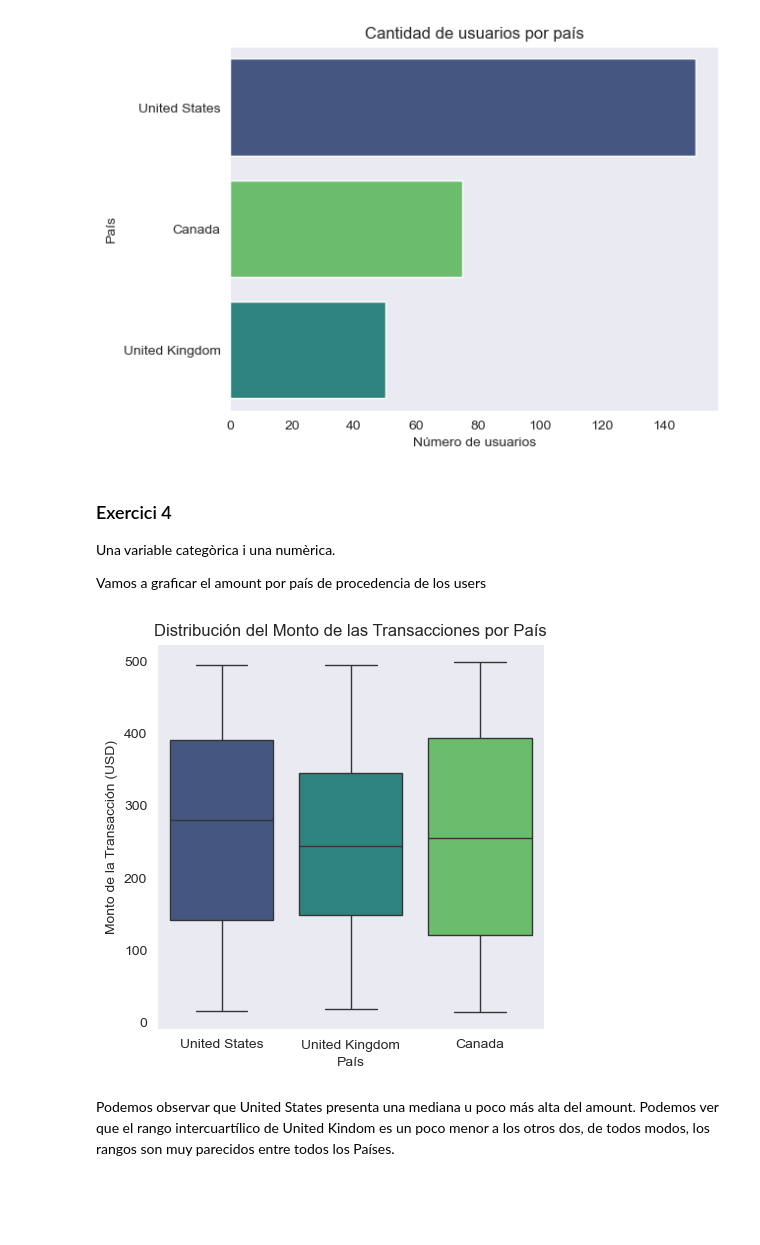
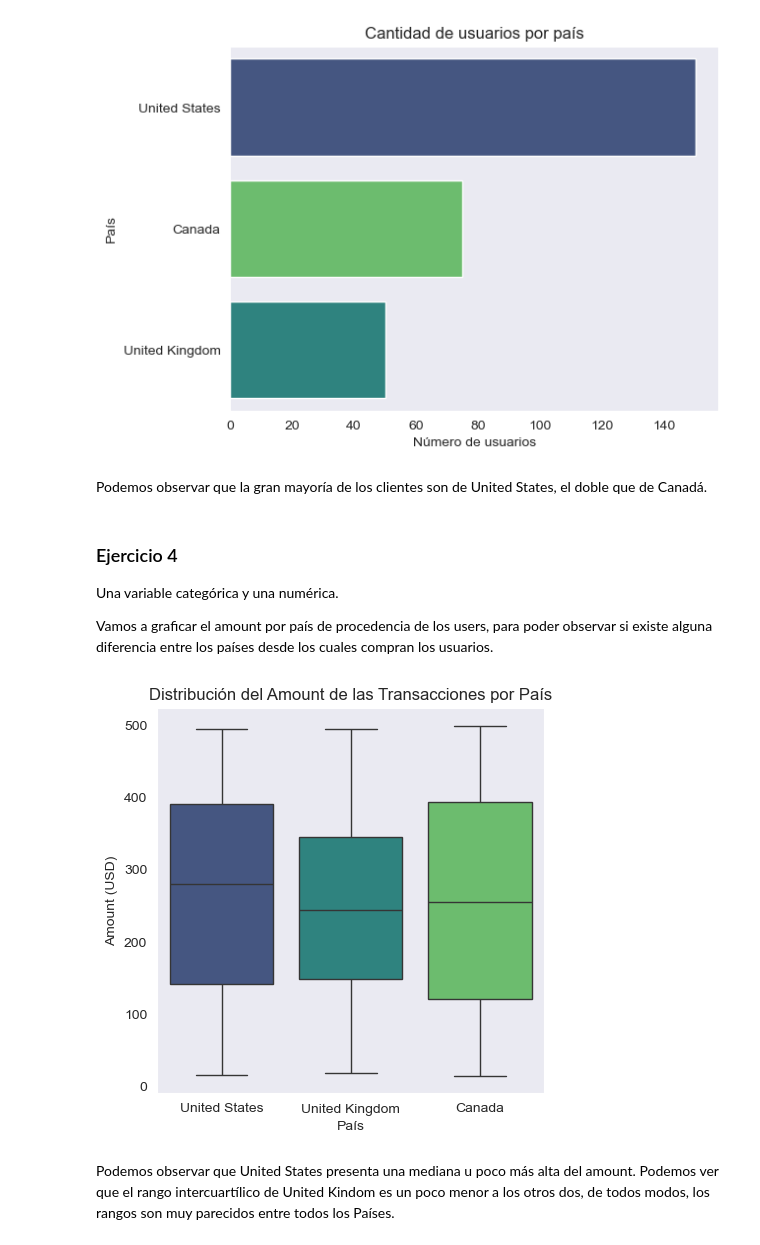
Before and after one commit to Tinilith/Curs-Data-Analytics, a Jupyter notebook: Sprint_8_1/Sprint_8_1_V5_jupyter.ipynb, the cells around one changed output. Drawn from its saved outputs; the diff is of its cells as text; code cells hidden in the pictures; blank space fills up the shorter version.

```diff
--- a/Sprint_8_1/Sprint_8_1_V5_jupyter.ipynb
+++ b/Sprint_8_1/Sprint_8_1_V5_jupyter.ipynb
@@ -218,26 +216,27 @@ plt.ylabel('País')
 plt.show();
 # %% [output]
 [figure]
+# %% [markdown]
+Podemos observar que la gran mayoría de los clientes son de United States, el doble que de Canadá.
 # %% [markdown]
-### Exercici 4
-Una variable categòrica i una numèrica.
+### Ejercicio 4
+Una variable categórica y una numérica.
 
-Vamos a graficar el amount por país de procedencia de los users
+Vamos a graficar el amount por país de procedencia de los users, para poder observar si existe alguna diferencia entre los países desde los cuales compran los usuarios.
 # %%
 #Primero unimos las tablas para poder coger los datos
 merge_transactions_users= pd.merge(df_transactions , df_users,left_on='user_id',right_on='id')
 
 #Creamos el boxplot del amount por país de los ususarios:
 plt.figure(figsize=(5, 5))
 sns.boxplot(x='country', y='amount', data=merge_transactions_users, hue='country', palette='viridis')
-plt.title('Distribución del Monto de las Transacciones por País')
+plt.title('Distribución del Amount de las Transacciones por País')
 plt.xlabel('País')
-plt.ylabel('Monto de la Transacción (USD)')
-
+plt.ylabel('Amount (USD)')
 
 plt.show();
 # %% [output]
-[figure, old version]
+[figure, new version]
 # %% [markdown]
 Podemos observar que United States presenta una mediana u poco más alta del amount. Podemos ver que el rango intercuartílico de United Kindom es un poco menor a los otros dos, de todos modos, los rangos son muy parecidos entre todos los Países.
 # %% [markdown]
```
Also changed, not shown: parts of 21 cells of this notebook, 1 other file.
